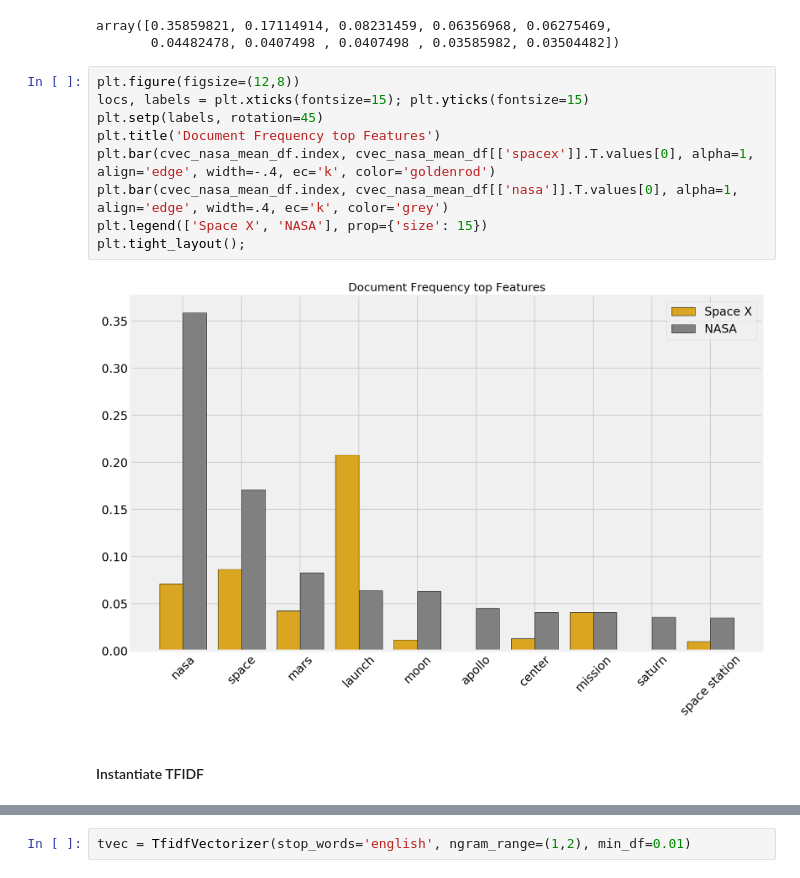
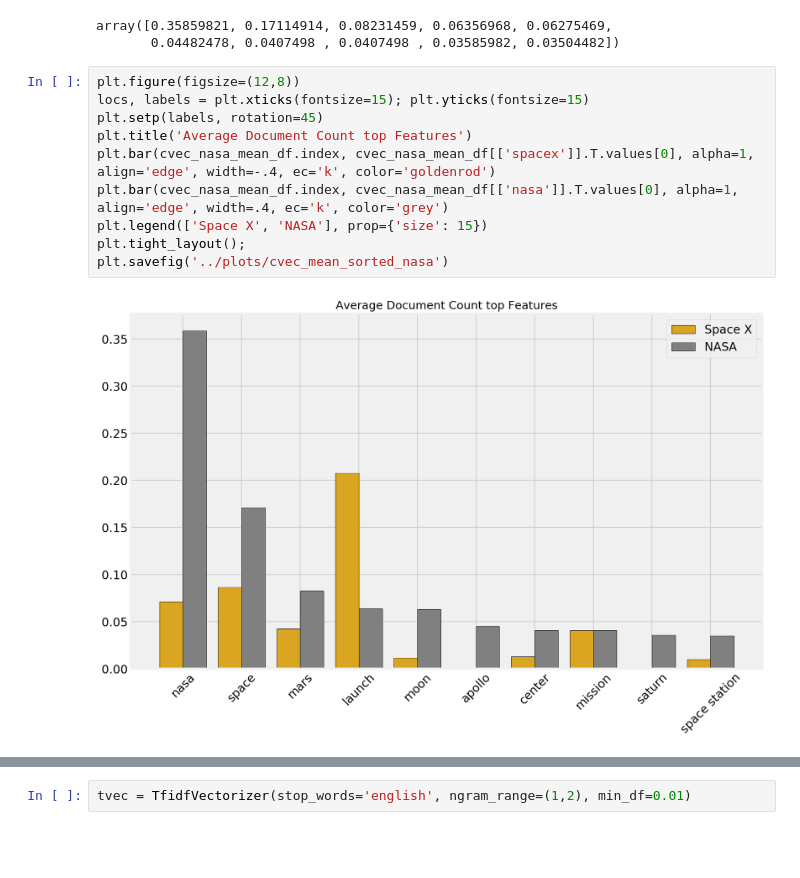
Before and after one commit to datanelson518/NLP-NASA-SpaceX, a Jupyter notebook: jon_nelson_la/code/Proj_03_003_Exploratory_Data_Analysis.ipynb, the cells around one changed output, grey strips where cells are left out. Cells and saved outputs as stored; diff of their text form; blank space fills up the shorter version.

```diff
--- a/jon_nelson_la/code/Proj_03_003_Exploratory_Data_Analysis.ipynb
+++ b/jon_nelson_la/code/Proj_03_003_Exploratory_Data_Analysis.ipynb
@@ -109,13 +194,12 @@ array([0.35859821, 0.17114914, 0.08231459, 0.06356968, 0.06275469,
 # %%
 plt.figure(figsize=(12,8))
 locs, labels = plt.xticks(fontsize=15); plt.yticks(fontsize=15)
 plt.setp(labels, rotation=45)
-plt.title('Document Frequency top Features')
+plt.title('Average Document Count top Features')
 plt.bar(cvec_nasa_mean_df.index, cvec_nasa_mean_df[['spacex']].T.values[0], alpha=1, align='edge', width=-.4, ec='k', color='goldenrod')
 plt.bar(cvec_nasa_mean_df.index, cvec_nasa_mean_df[['nasa']].T.values[0], alpha=1, align='edge', width=.4, ec='k', color='grey')
 plt.legend(['Space X', 'NASA'], prop={'size': 15})
 plt.tight_layout();
+plt.savefig('../plots/cvec_mean_sorted_nasa')
 # %% [output]
-[figure, old version]
+[figure, new version]
-# %% [markdown]
-#### Instantiate TFIDF
```
Also changed, not shown: parts of 23 cells of this notebook, 18 other files.
